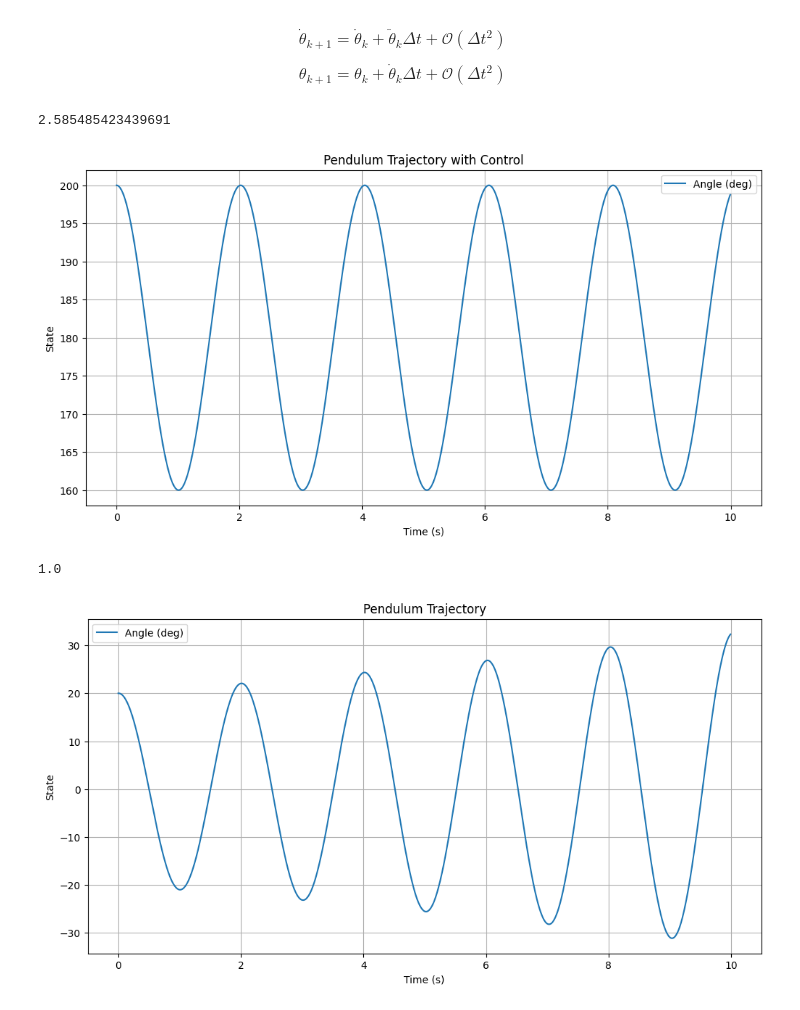
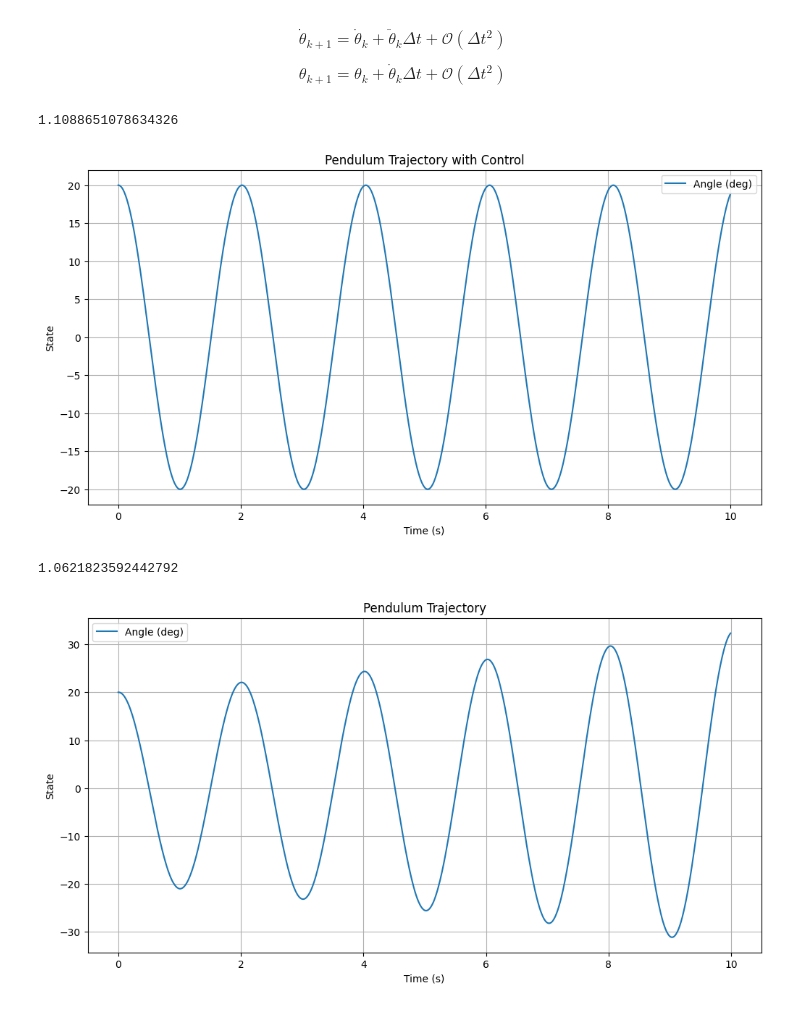
Before and after one commit to ofs416/Reinforcement_Learning, a Jupyter notebook: 2_1_pendulum.ipynb, the cells around one changed output. Drawn from its saved outputs; the diff is of its cells as text; code cells hidden in the pictures.

```diff
--- a/2_1_pendulum.ipynb
+++ b/2_1_pendulum.ipynb
@@ -28,7 +28,7 @@ It is important to note that to do this we are required to work in discrete time
 # %%
 def euler_dynamics(x, u, length=1.0, g=9.81, dt=0.01):
     theta, theta_dot = x
-    theta_ddot = (g / length) * np.sin(theta) + u / (length**2)
+    theta_ddot = -(g / length) * np.sin(theta) + u / (length**2)
     theta_dot_new = theta_dot + theta_ddot * dt
     theta_new = theta + theta_dot * dt
     return np.array([theta_new, theta_dot_new])
@@ -40,7 +40,7 @@ t_eval = np.arange(t_span[0], t_span[1] + dt, dt)
 
 # Simulate pendulum trajectory
 control_input = np.zeros_like(0.5 * np.sin(t_eval))
-theta_start = np.deg2rad(200)
+theta_start = np.deg2rad(20)
 x_start = np.array([theta_start, 0])  # Initial state: [theta, theta_dot]
 trajectory = np.zeros((t_eval.shape[0], 2))
 trajectory[0] = x_start
@@ -68,64 +68,59 @@ $$ \dot{\theta}_{k+1} = \dot{\theta}_k + \ddot{\theta}_k \Delta t + \mathcal{O}(
 $$ \theta_{k+1} = \theta_k + \dot{\theta}_k \Delta t + \mathcal{O}(\Delta t^2)$$
 # %%
 gp = 1 * 9.81 * (1 + np.cos(trajectory[:, 0]))
-
 ke = 0.5 * 1 * trajectory[:, 1] ** 2
-
 total_energy = gp + ke
 
-# Plot the total energy of the pendulum
 print(total_energy.max() / total_energy[0])
 # %% [output]
-2.585485423439691
+1.1088651078634326
 # %%
 # Define the pendulum dynamics as an ODE with control input
 def pendulum_ode(t, y, u, length=1.0, g=9.81):
     theta, theta_dot = y
-    theta_ddot = (g / length) * np.sin(theta) + u / (length**2)
+    theta_ddot = -(g / length) * np.sin(theta) + u / (length**2)
     return [theta_dot, theta_ddot]
 
 
 # Solve the ODE with control input step by step
 def solve_pendulum_with_control_step_by_step(t_span, x_start, t_eval, control_input):
     y = np.zeros((len(t_eval), len(x_start)))
     y[0] = x_start
     for i in range(1, len(t_eval)):
         t = t_eval[i - 1 : i + 1]
         u = control_input[i - 1]
         sol = solve_ivp(pendulum_ode, (t[0], t[1]), y[i - 1], args=(u,), t_eval=t)
         y[i] = sol.y[:, -1]
     return t_eval, y
 
 
 t_eval, solution = solve_pendulum_with_control_step_by_step(
     t_span, x_start, t_eval, control_input
 )
 
 # Extract the solution
 theta = solution[:, 0]
 theta_dot = solution[:, 1]
 
 # Plot the pendulum trajectory
 plt.figure(figsize=(12, 6))
 plt.plot(t_eval, np.rad2deg(theta), label="Angle (deg)")
 plt.title("Pendulum Trajectory with Control")
 plt.xlabel("Time (s)")
 plt.ylabel("State")
 plt.legend()
 plt.grid(True)
 plt.show()
 # %% [output]
-[figure, old version]
+[figure, new version]
 # %%
 gp = 1 * 9.81 * (1 + np.cos(theta))
-
 ke = 0.5 * 1 * theta_dot**2
-
 total_energy = gp + ke
 
 print(total_energy.max() / total_energy[0])
 # %% [output]
-1.0
+1.0621823592442792
 # %%
 def linearize_pendulum_dynamics(length=1.0, g=9.81, dt=0.01):
     A_cont = np.array([[0, 1], [-g / length, 0]])
```
Also changed, not shown: parts of 2 cells of this notebook.
